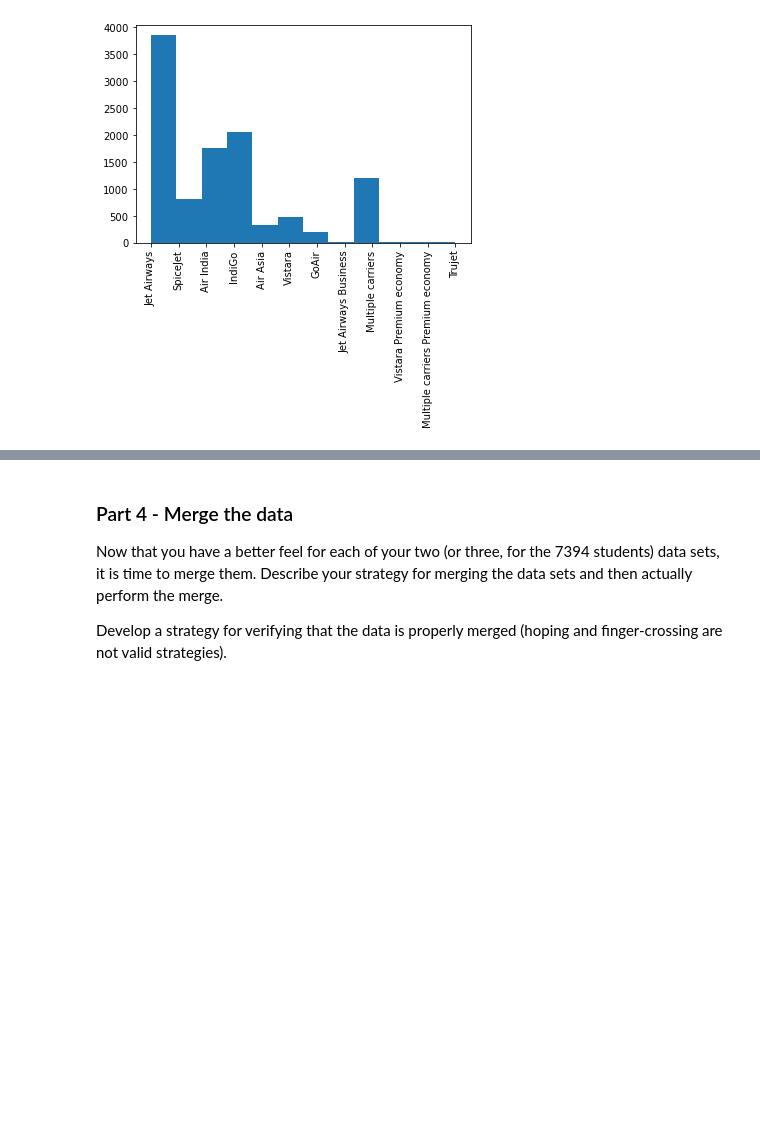
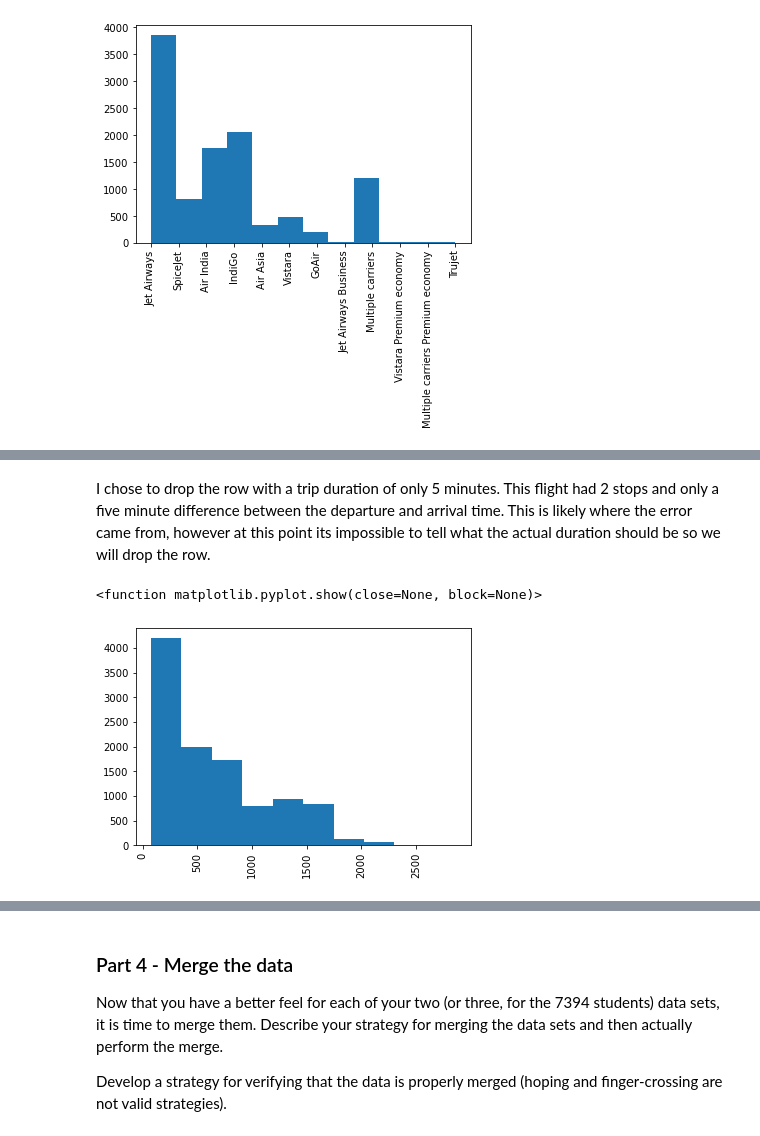
Before and after one commit to claywrentz/MLProject2, a Jupyter notebook: Project02.ipynb, the cells around one changed output, grey strips where cells are left out. Saved outputs shown, nothing was run; the diff lists cells and outputs as text; code cells hidden in the pictures; blank space fills up the shorter version.

```diff
--- a/Project02.ipynb
+++ b/Project02.ipynb
@@ -395,0 +430,3 @@ This variable represents the time that the flight departed the airport on the da
+# %%
+flight1 = flight1.sort_values(by='Duration')
+flight1.head()
@@ -395,0 +440,11 @@ This variable represents the time that the flight departed the airport on the da
+# %%
+flight1 = flight1.drop([6474])
+# %% [markdown]
+I chose to drop the row with a trip duration of only 5 minutes. This flight had 2 stops and only a five minute difference between the departure and arrival time. This is likely where the error came from, however at this point its impossible to tell what the actual duration should be so we will drop the row.
+# %%
+plt.hist(flight1['Duration'], bins = 10, density = False)
+plt.xticks(rotation='vertical')
+plt.show
+# %% [output]
+<function matplotlib.pyplot.show(close=None, block=None)>
+[figure, added]
```
Also changed, not shown: parts of 64 cells of this notebook.
